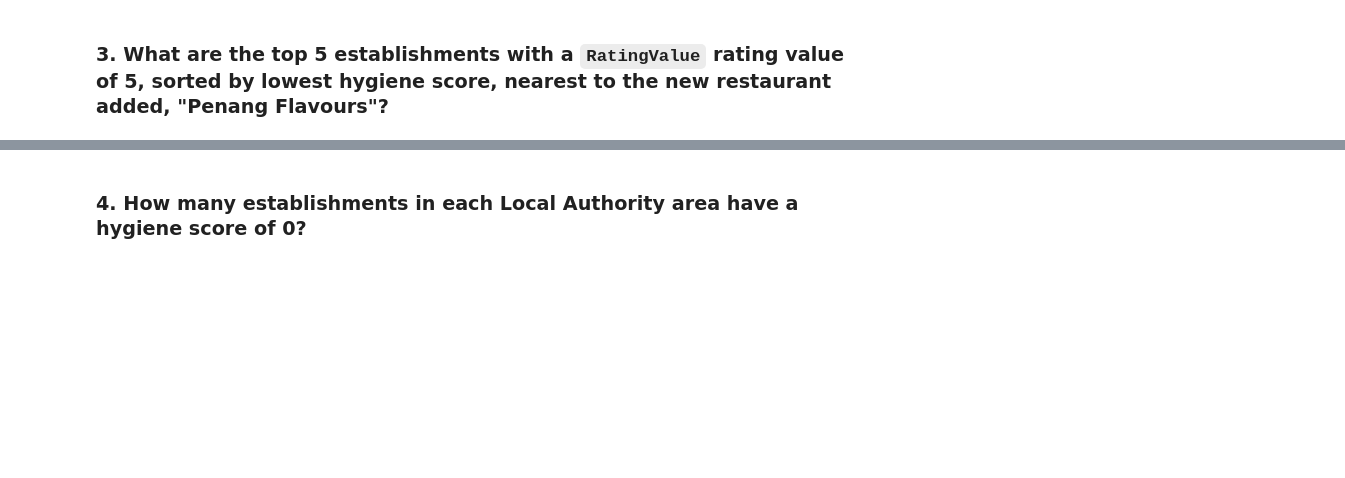
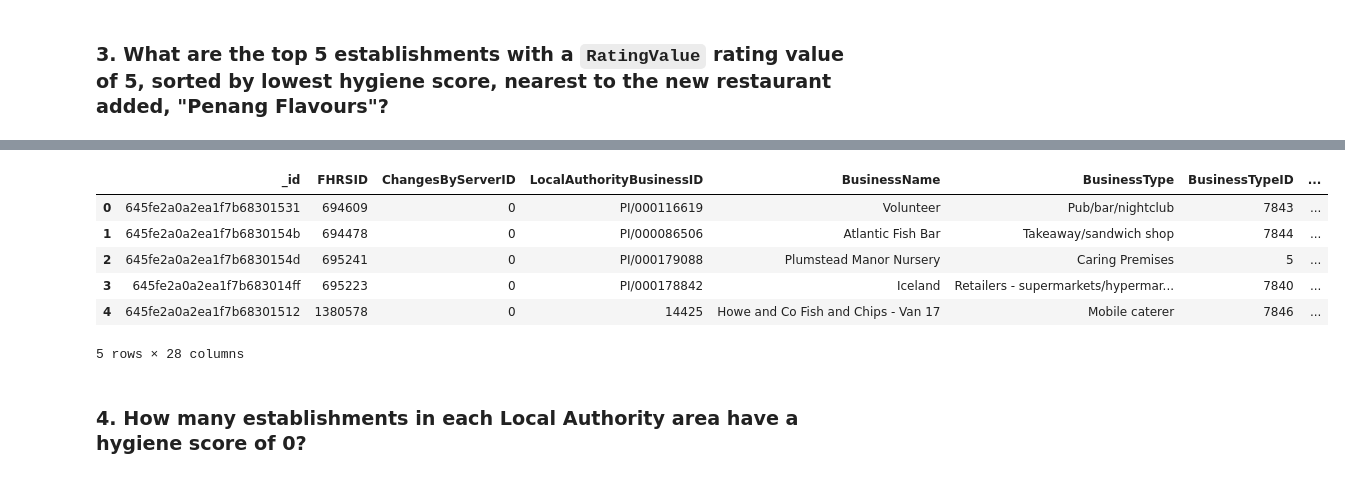
Before and after one commit to Rstevens318/nosql-challenge, a Jupyter notebook: NoSQL_analysis_starter.ipynb, the cells around one changed output, grey strips where cells are left out. Drawn from its saved outputs; the diff is of its cells as text; code cells hidden in the pictures; blank space fills up the shorter version.

```diff
--- a/NoSQL_analysis_starter.ipynb
+++ b/NoSQL_analysis_starter.ipynb
@@ -64,10 +157,15 @@ query =
 # Sort by hygiene score
 
 degree_search = 0.01
-latitude =
-longitude =
+latitude = 51.490142
+longitude = 0.08384
 
-query =
-sort =
+query_top_5 = {'geocode.latitude': {'$gte': (latitude - degree_search), '$lte': (latitude + degree_search)},
+         'geocode.longitude': {'$gte': (longitude - degree_search), '$lte': (longitude + degree_search)},
+         'RatingValue': 5}
+sort =  [('scores.Hygiene', 1)]
 
+limit = 5
 # Print the results
+for establishment in establishments.find(query_top_5).sort(sort).limit(limit):
+    pprint(establishment)
@@ -74,5 +190,16 @@ sort =
 # %%
 # Convert result to Pandas DataFrame
+top_5_df = pd.DataFrame(establishments.find(query_top_5).sort(sort).limit(limit))
+# Display DataFrame
+top_5_df.head()
+# %% [output]
+|  | _id | FHRSID | ChangesByServerID | LocalAuthorityBusinessID | BusinessName | BusinessType | BusinessTypeID | ... |
+| 0 | 645fe2a0a2ea1f7b68301531 | 694609 | 0 | PI/000116619 | Volunteer | Pub/bar/nightclub | 7843 | ... |
+| 1 | 645fe2a0a2ea1f7b6830154b | 694478 | 0 | PI/000086506 | Atlantic Fish Bar | Takeaway/sandwich shop | 7844 | ... |
+| 2 | 645fe2a0a2ea1f7b6830154d | 695241 | 0 | PI/000179088 | Plumstead Manor Nursery | Caring Premises | 5 | ... |
+| 3 | 645fe2a0a2ea1f7b683014ff | 695223 | 0 | PI/000178842 | Iceland | Retailers - supermarkets/hypermar... | 7840 | ... |
+| 4 | 645fe2a0a2ea1f7b68301512 | 1380578 | 0 | 14425 | Howe and Co Fish and Chips - Van 17 | Mobile caterer | 7846 | ... |
+5 rows × 28 columns
 # %% [markdown]
 ### 4. How many establishments in each Local Authority area have a hygiene score of 0?
 # %%
```
Also changed, not shown: parts of 10 cells of this notebook, 1 other file.
